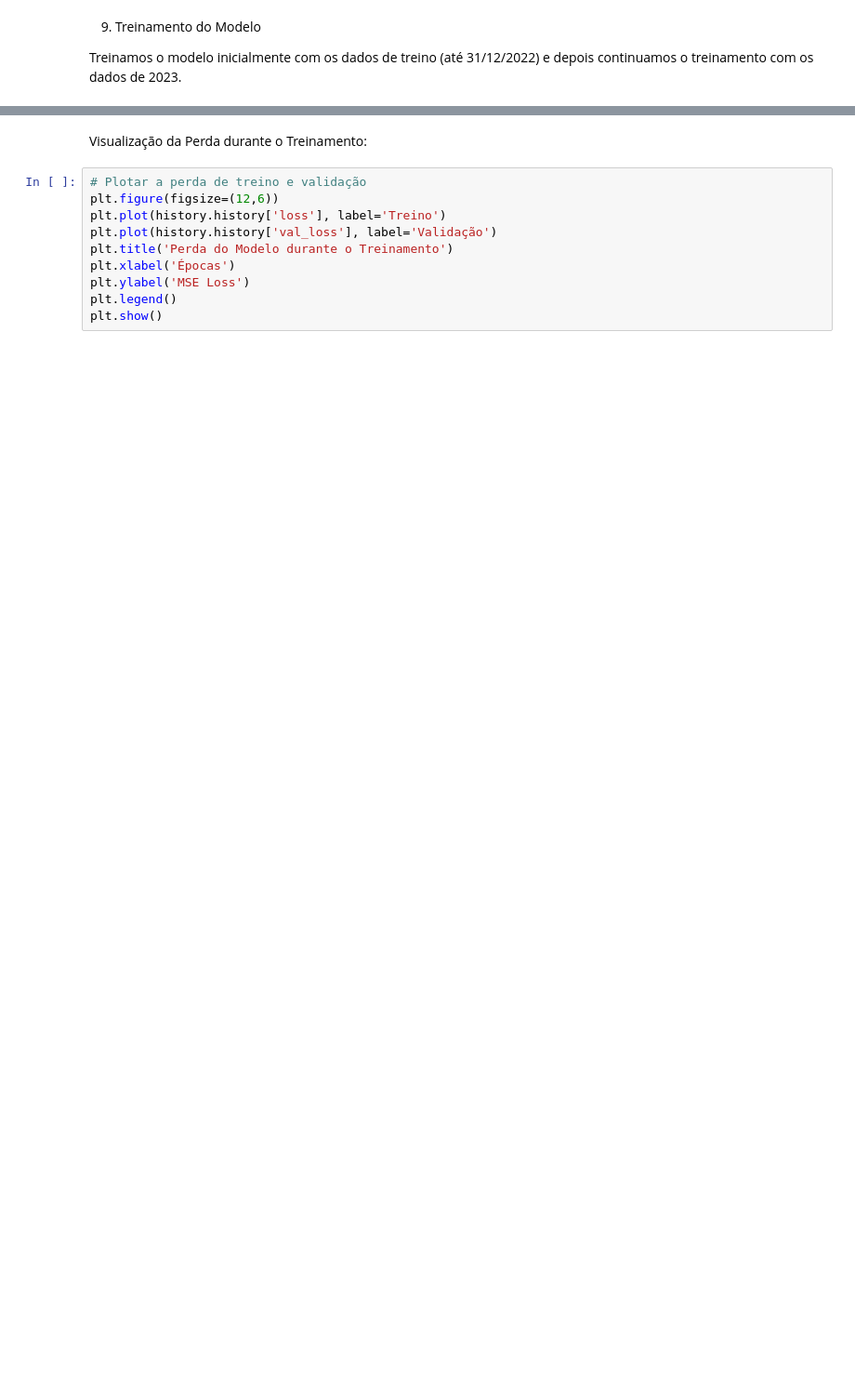
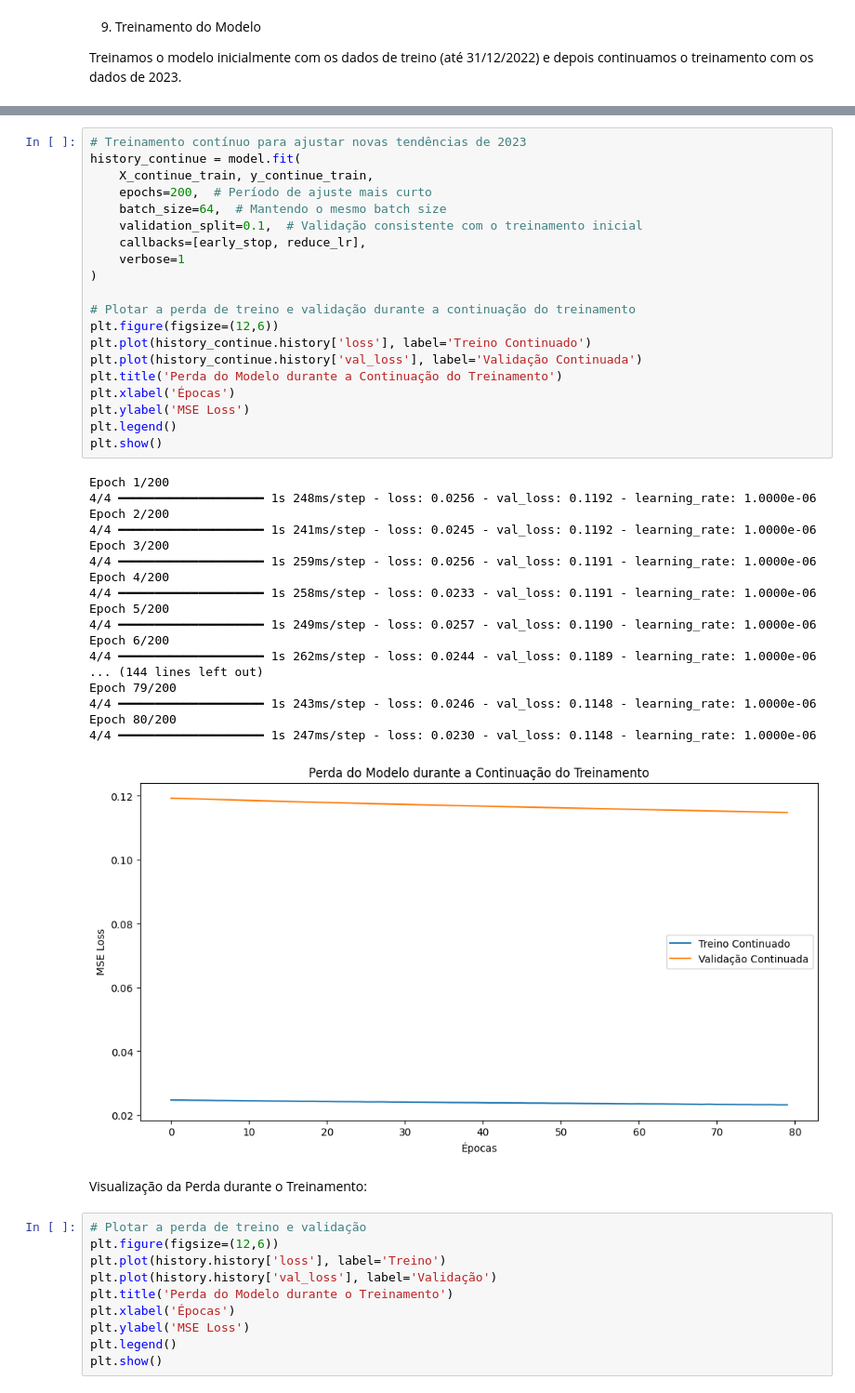
Before and after one commit to jocianoperin/PromoPredictor, a Jupyter notebook: promopredictor/notebooks/prediction_improved.ipynb, the cells around one changed output, grey strips where cells are left out. Shown at 93% size. Cells and saved outputs as stored; diff of their text form; blank space fills up the shorter version.

```diff
--- a/promopredictor/notebooks/prediction_improved.ipynb
+++ b/promopredictor/notebooks/prediction_improved.ipynb
@@ -287,3 +400,42 @@ plt.show()
+# %%
+# Treinamento contínuo para ajustar novas tendências de 2023
+history_continue = model.fit(
+    X_continue_train, y_continue_train,
+    epochs=200,  # Período de ajuste mais curto
+    batch_size=64,  # Mantendo o mesmo batch size
+    validation_split=0.1,  # Validação consistente com o treinamento inicial
+    callbacks=[early_stop, reduce_lr],
+    verbose=1
+)
+
+# Plotar a perda de treino e validação durante a continuação do treinamento
+plt.figure(figsize=(12,6))
+plt.plot(history_continue.history['loss'], label='Treino Continuado')
+plt.plot(history_continue.history['val_loss'], label='Validação Continuada')
+plt.title('Perda do Modelo durante a Continuação do Treinamento')
+plt.xlabel('Épocas')
+plt.ylabel('MSE Loss')
+plt.legend()
+plt.show()
+# %% [output]
+Epoch 1/200
+4/4 ━━━━━━━━━━━━━━━━━━━━ 1s 248ms/step - loss: 0.0256 - val_loss: 0.1192 - learning_rate: 1.0000e-06
+Epoch 2/200
+4/4 ━━━━━━━━━━━━━━━━━━━━ 1s 241ms/step - loss: 0.0245 - val_loss: 0.1192 - learning_rate: 1.0000e-06
+Epoch 3/200
+4/4 ━━━━━━━━━━━━━━━━━━━━ 1s 259ms/step - loss: 0.0256 - val_loss: 0.1191 - learning_rate: 1.0000e-06
+Epoch 4/200
+4/4 ━━━━━━━━━━━━━━━━━━━━ 1s 258ms/step - loss: 0.0233 - val_loss: 0.1191 - learning_rate: 1.0000e-06
+Epoch 5/200
+4/4 ━━━━━━━━━━━━━━━━━━━━ 1s 249ms/step - loss: 0.0257 - val_loss: 0.1190 - learning_rate: 1.0000e-06
+Epoch 6/200
+4/4 ━━━━━━━━━━━━━━━━━━━━ 1s 262ms/step - loss: 0.0244 - val_loss: 0.1189 - learning_rate: 1.0000e-06
+... (144 lines left out)
+Epoch 79/200
+4/4 ━━━━━━━━━━━━━━━━━━━━ 1s 243ms/step - loss: 0.0246 - val_loss: 0.1148 - learning_rate: 1.0000e-06
+Epoch 80/200
+4/4 ━━━━━━━━━━━━━━━━━━━━ 1s 247ms/step - loss: 0.0230 - val_loss: 0.1148 - learning_rate: 1.0000e-06
+[figure, added]
 # %% [markdown]
 Visualização da Perda durante o Treinamento:
 # %%
```
Also changed, not shown: parts of 13 cells of this notebook, 6 other files.
